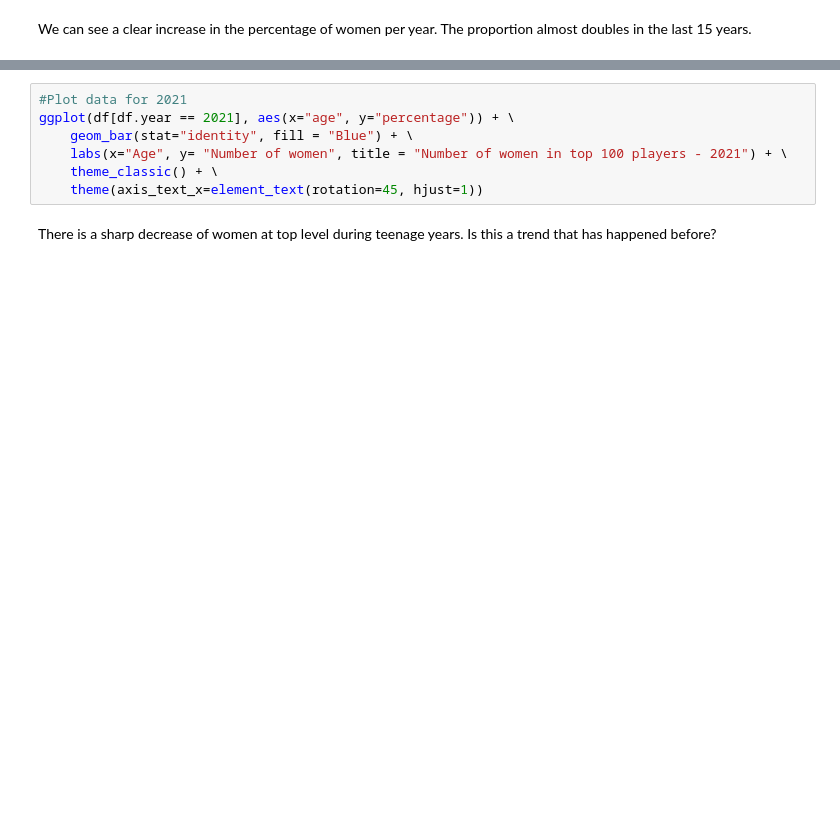
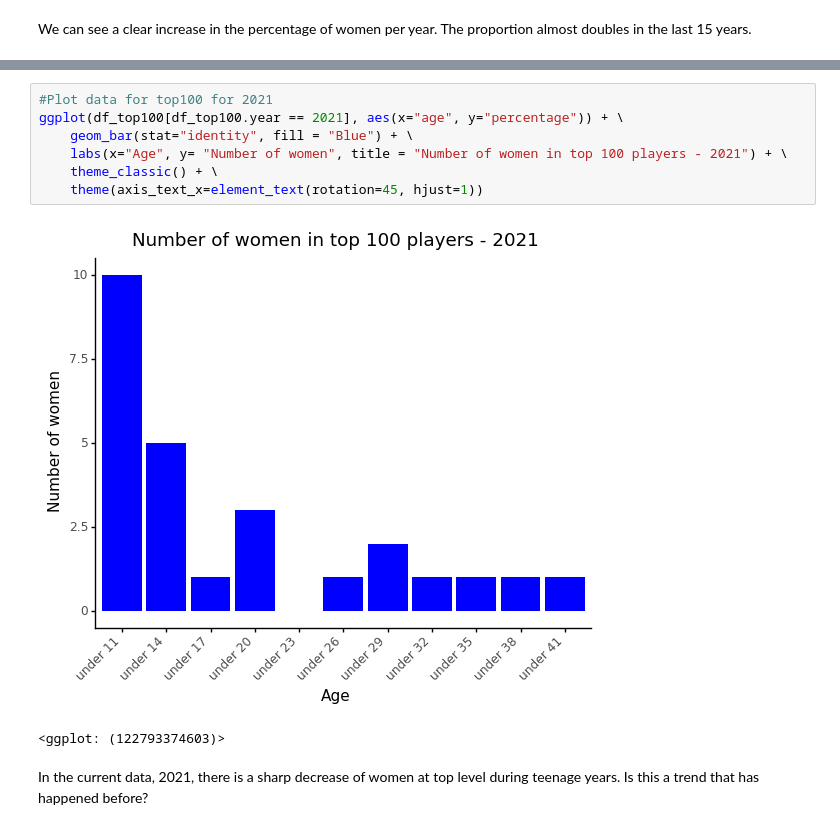
Before and after one commit to MRamirezGarras/women_in_chess, a Jupyter notebook: women_in_chess.ipynb, the cells around one changed output, grey strips where cells are left out. Cells and saved outputs as stored; diff of their text form; blank space fills up the shorter version.

Commit message:
Add functions to remove redundant code.
Improve comment and add data explanation.

```diff
--- a/women_in_chess.ipynb
+++ b/women_in_chess.ipynb
@@ -186,10 +228,13 @@ df = pd.DataFrame(df_list, columns= ["age", "percentage", "year"])
 # %%
-#Plot data for 2021
-ggplot(df[df.year == 2021], aes(x="age", y="percentage")) + \
+#Plot data for top100 for 2021
+ggplot(df_top100[df_top100.year == 2021], aes(x="age", y="percentage")) + \
     geom_bar(stat="identity", fill = "Blue") + \
     labs(x="Age", y= "Number of women", title = "Number of women in top 100 players - 2021") + \
     theme_classic() + \
     theme(axis_text_x=element_text(rotation=45, hjust=1))
+# %% [output]
+[figure, added]
+<ggplot: (122793374603)>
 # %% [markdown]
-There is a sharp decrease of women at top level during teenage years. Is this a trend that has happened before?
+In the current data, 2021, there is a sharp decrease of women at top level during teenage years. Is this a trend that has happened before?
 # %%
```
Also changed, not shown: parts of 20 cells of this notebook.
